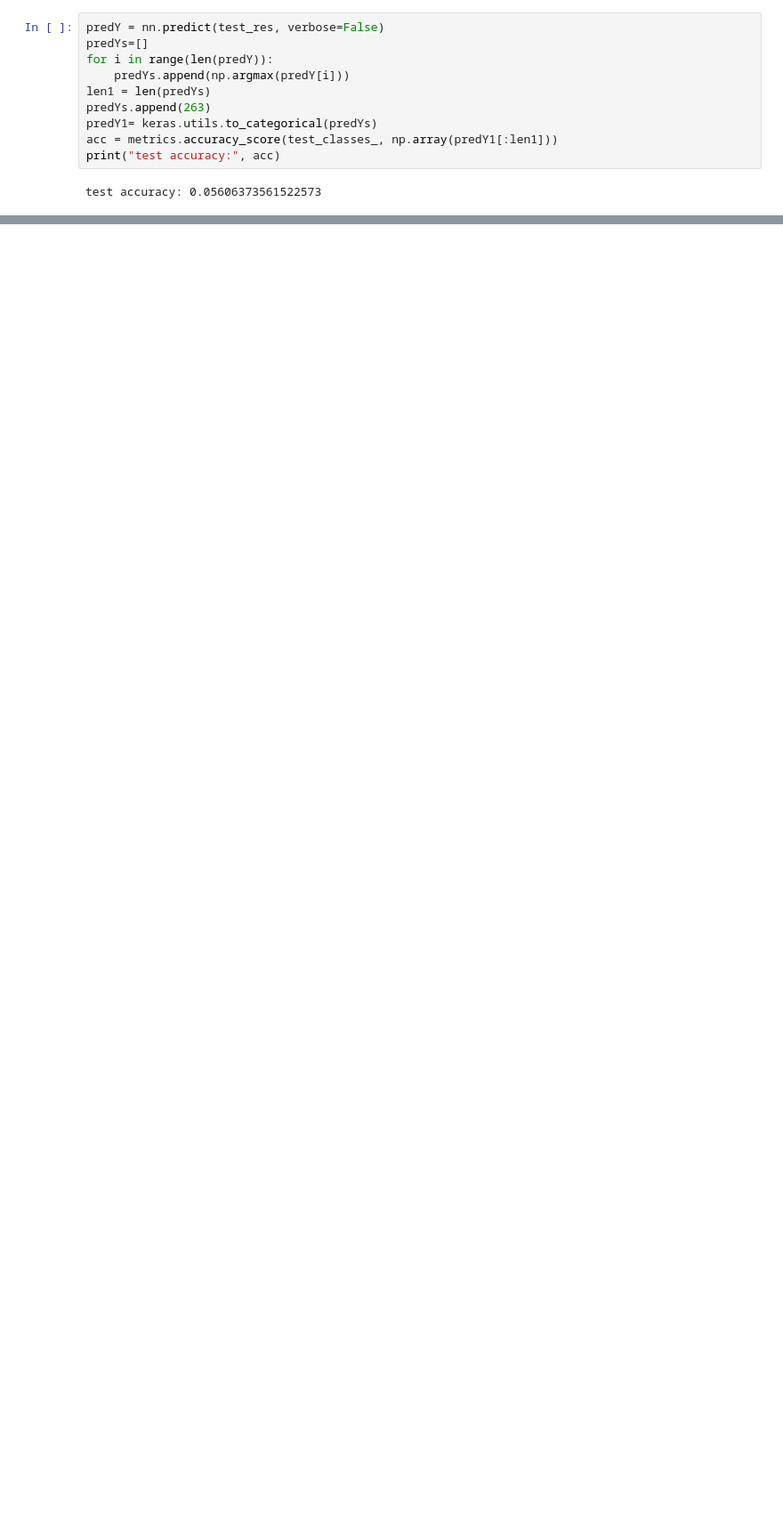
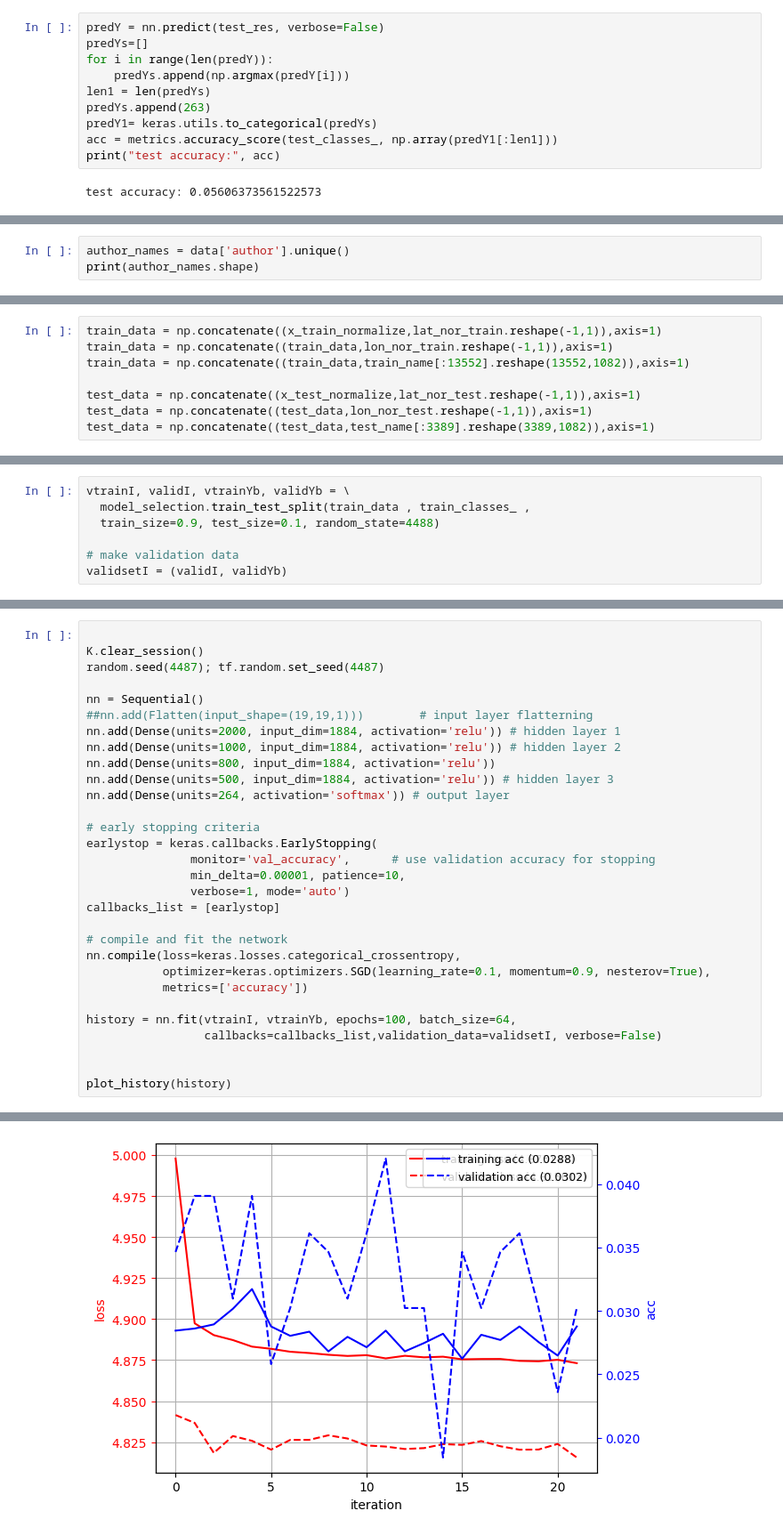
Before and after one commit to iser97/ml_project_birdclef23, a Jupyter notebook: rmsfeature.ipynb, the cells around one changed output, grey strips where cells are left out. Shown at 89% size. Drawn from its saved outputs; the diff is of its cells as text; blank space fills up the shorter version.

Commit message:
rms features and location  author MLP

```diff
--- a/rmsfeature.ipynb
+++ b/rmsfeature.ipynb
@@ -427,0 +574,3 @@ test accuracy: 0.05606373561522573
+# %%
+author_names = data['author'].unique()
+print(author_names.shape)
@@ -427,0 +614,8 @@ test accuracy: 0.05606373561522573
+# %%
+train_data = np.concatenate((x_train_normalize,lat_nor_train.reshape(-1,1)),axis=1)
+train_data = np.concatenate((train_data,lon_nor_train.reshape(-1,1)),axis=1)
+train_data = np.concatenate((train_data,train_name[:13552].reshape(13552,1082)),axis=1)
+
+test_data = np.concatenate((x_test_normalize,lat_nor_test.reshape(-1,1)),axis=1)
+test_data = np.concatenate((test_data,lon_nor_test.reshape(-1,1)),axis=1)
+test_data = np.concatenate((test_data,test_name[:3389].reshape(3389,1082)),axis=1)
@@ -427,0 +626,7 @@ test accuracy: 0.05606373561522573
+# %%
+vtrainI, validI, vtrainYb, validYb = \
+  model_selection.train_test_split(train_data , train_classes_ ,
+  train_size=0.9, test_size=0.1, random_state=4488)
+
+# make validation data
+validsetI = (validI, validYb)
@@ -427,0 +635,31 @@ test accuracy: 0.05606373561522573
+# %%
+
+K.clear_session()
+random.seed(4487); tf.random.set_seed(4487)
+
+nn = Sequential()
+##nn.add(Flatten(input_shape=(19,19,1)))        # input layer flatterning
+nn.add(Dense(units=2000, input_dim=1884, activation='relu')) # hidden layer 1
+nn.add(Dense(units=1000, input_dim=1884, activation='relu')) # hidden layer 2
+nn.add(Dense(units=800, input_dim=1884, activation='relu'))
+nn.add(Dense(units=500, input_dim=1884, activation='relu')) # hidden layer 3
+nn.add(Dense(units=264, activation='softmax')) # output layer
+
+# early stopping criteria
+earlystop = keras.callbacks.EarlyStopping(
+               monitor='val_accuracy',      # use validation accuracy for stopping
+               min_delta=0.00001, patience=10,
+               verbose=1, mode='auto')
+callbacks_list = [earlystop]
+
+# compile and fit the network
+nn.compile(loss=keras.losses.categorical_crossentropy,
+           optimizer=keras.optimizers.SGD(learning_rate=0.1, momentum=0.9, nesterov=True),
+           metrics=['accuracy'])
+
+history = nn.fit(vtrainI, vtrainYb, epochs=100, batch_size=64,
+                 callbacks=callbacks_list,validation_data=validsetI, verbose=False)
+
+
+plot_history(history)
+# %% [output]
@@ -427,0 +667 @@ test accuracy: 0.05606373561522573
+[figure, added]
```
Also changed, not shown: parts of 32 cells of this notebook.
